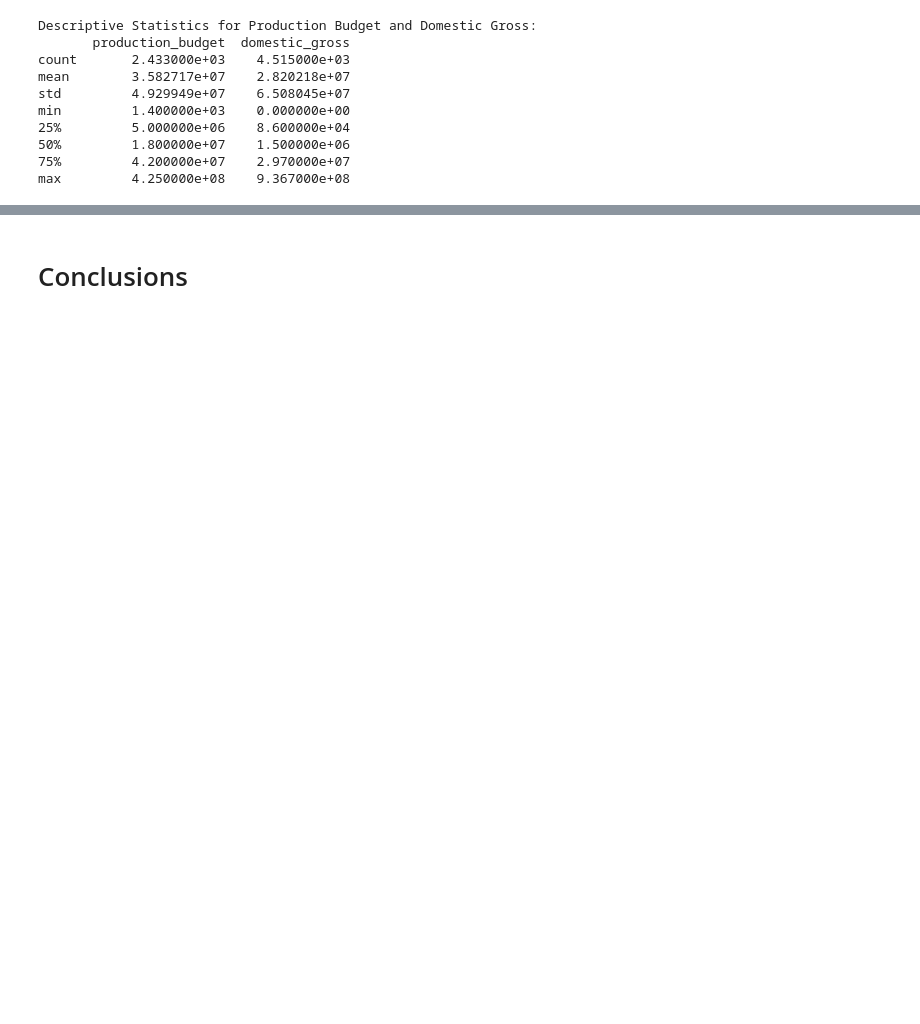
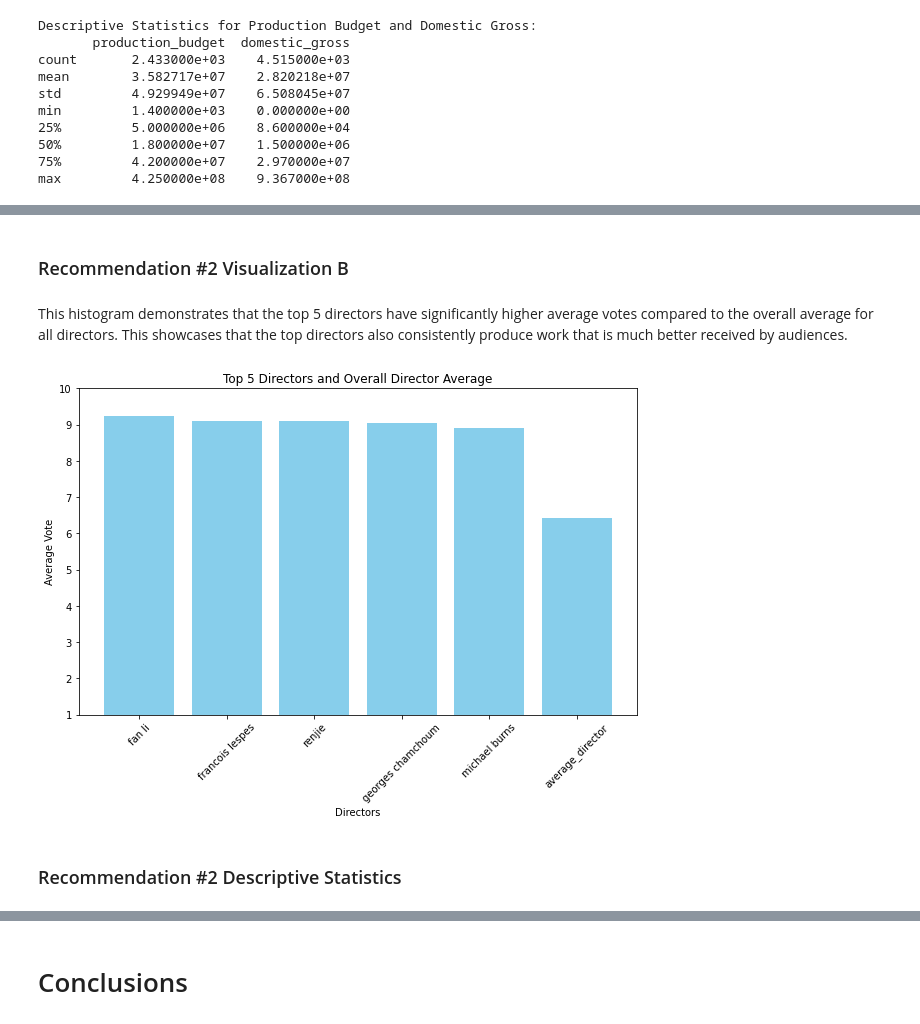
Before and after one commit to agambino720/movie_analytics_project, a Jupyter notebook: movie_analytics_project.ipynb, the cells around one changed output, grey strips where cells are left out. Drawn from its saved outputs; the diff is of its cells as text; code cells hidden in the pictures; blank space fills up the shorter version.

```diff
--- a/movie_analytics_project.ipynb
+++ b/movie_analytics_project.ipynb
@@ -1973,0 +2006,33 @@ Visualization Description
+# %% [markdown]
+### Recommendation #2 Visualization B
+# %% [markdown]
+This histogram demonstrates that the top 5 directors have significantly higher average votes compared to the overall average for all directors. This showcases that the top directors also consistently produce work that is much better received by audiences.
+# %%
+#Histogram showing average rating per director next to avg rating for top 5 directors
+
+top_directors_df = pd.DataFrame(top_10_directors_filtered_list)
+
+director_avg = directors_stats['avg_vote'].mean()
+
+top_5_directors = top_directors_df.head(5)
+
+average_director = pd.DataFrame([{'directors': 'average_director', 'avg_vote': director_avg, 'num_movies': 0}])
+top_5_directors = pd.concat([top_5_directors, average_director], ignore_index=True)
+
+top_5_directors['directors'] = top_5_directors['directors'].str.strip()
+
+top_5_directors['avg_vote'] = pd.to_numeric(top_5_directors['avg_vote'])
+
+plt.figure(figsize=(10, 6))
+plt.bar(top_5_directors['directors'], top_5_directors['avg_vote'], color='skyblue')
+plt.xlabel('Directors')
+plt.ylabel('Average Vote')
+plt.title('Top 5 Directors and Overall Director Average')
+plt.xticks(rotation=45)
+plt.yticks(range(1, 11))
+plt.ylim(1, 10)
+plt.show()
+# %% [output]
+[figure, added]
+# %% [markdown]
+### Recommendation #2 Descriptive Statistics
```
Also changed, not shown: parts of 49 cells of this notebook.
